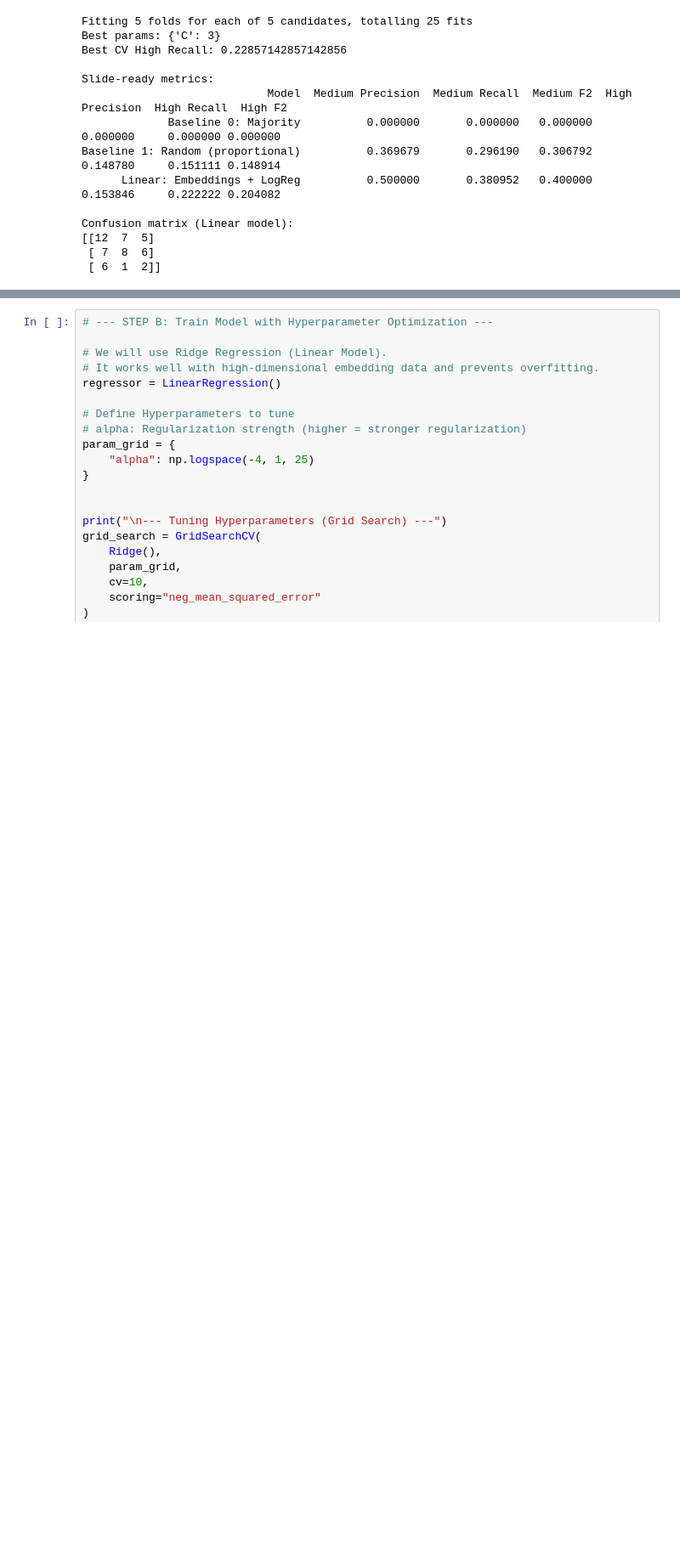
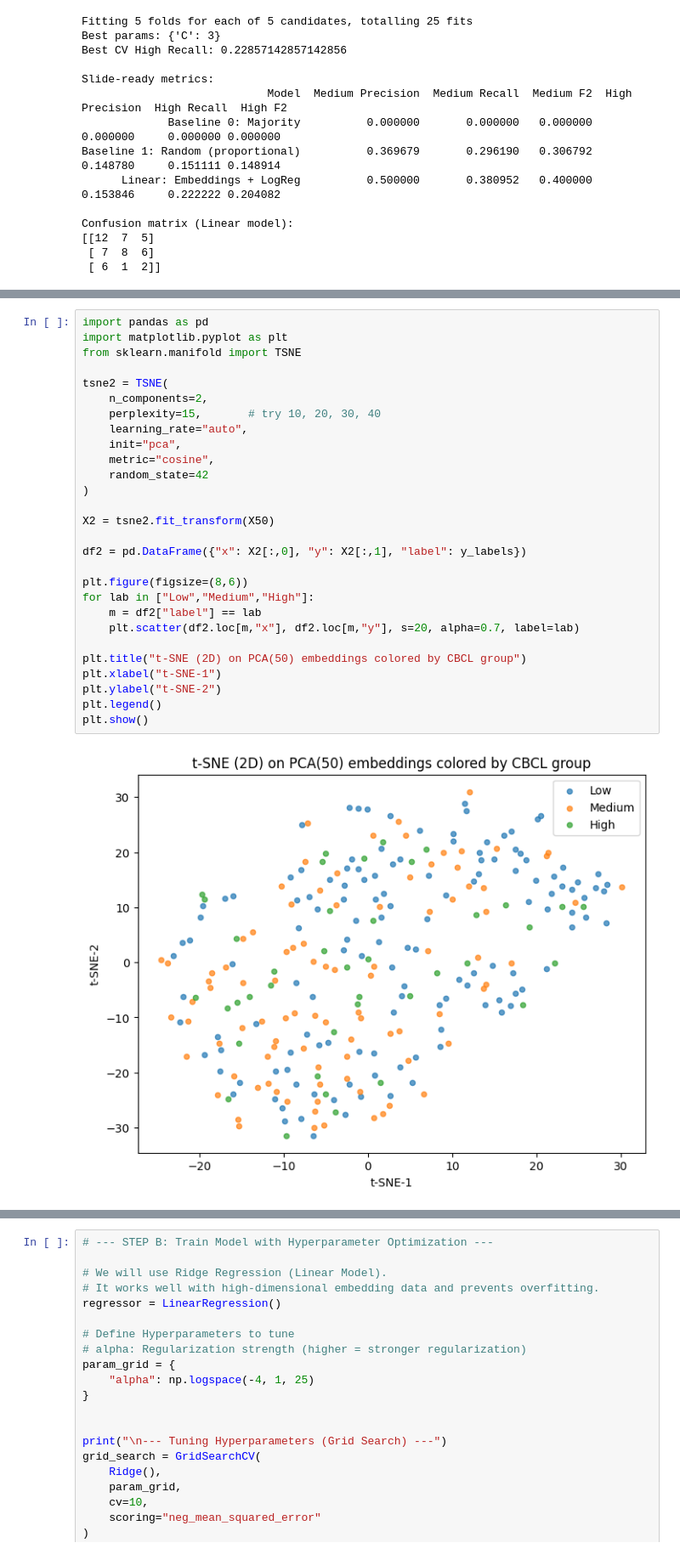
Before and after one commit to OfriA/AppliedProject52056, a Jupyter notebook: data/DataExploration.ipynb, the cells around one changed output, grey strips where cells are left out. Shown at 85% size. Cells and saved outputs as stored; diff of their text form; blank space fills up the shorter version.

```diff
--- a/data/DataExploration.ipynb
+++ b/data/DataExploration.ipynb
@@ -1615,0 +1888,30 @@ results
+# %%
+import pandas as pd
+import matplotlib.pyplot as plt
+from sklearn.manifold import TSNE
+
+tsne2 = TSNE(
+    n_components=2,
+    perplexity=15,       # try 10, 20, 30, 40
+    learning_rate="auto",
+    init="pca",
+    metric="cosine",
+    random_state=42
+)
+
+X2 = tsne2.fit_transform(X50)
+
+df2 = pd.DataFrame({"x": X2[:,0], "y": X2[:,1], "label": y_labels})
+
+plt.figure(figsize=(8,6))
+for lab in ["Low","Medium","High"]:
+    m = df2["label"] == lab
+    plt.scatter(df2.loc[m,"x"], df2.loc[m,"y"], s=20, alpha=0.7, label=lab)
+
+plt.title("t-SNE (2D) on PCA(50) embeddings colored by CBCL group")
+plt.xlabel("t-SNE-1")
+plt.ylabel("t-SNE-2")
+plt.legend()
+plt.show()
+# %% [output]
+[figure, added]
```
Also changed, not shown: parts of 8 cells of this notebook.
